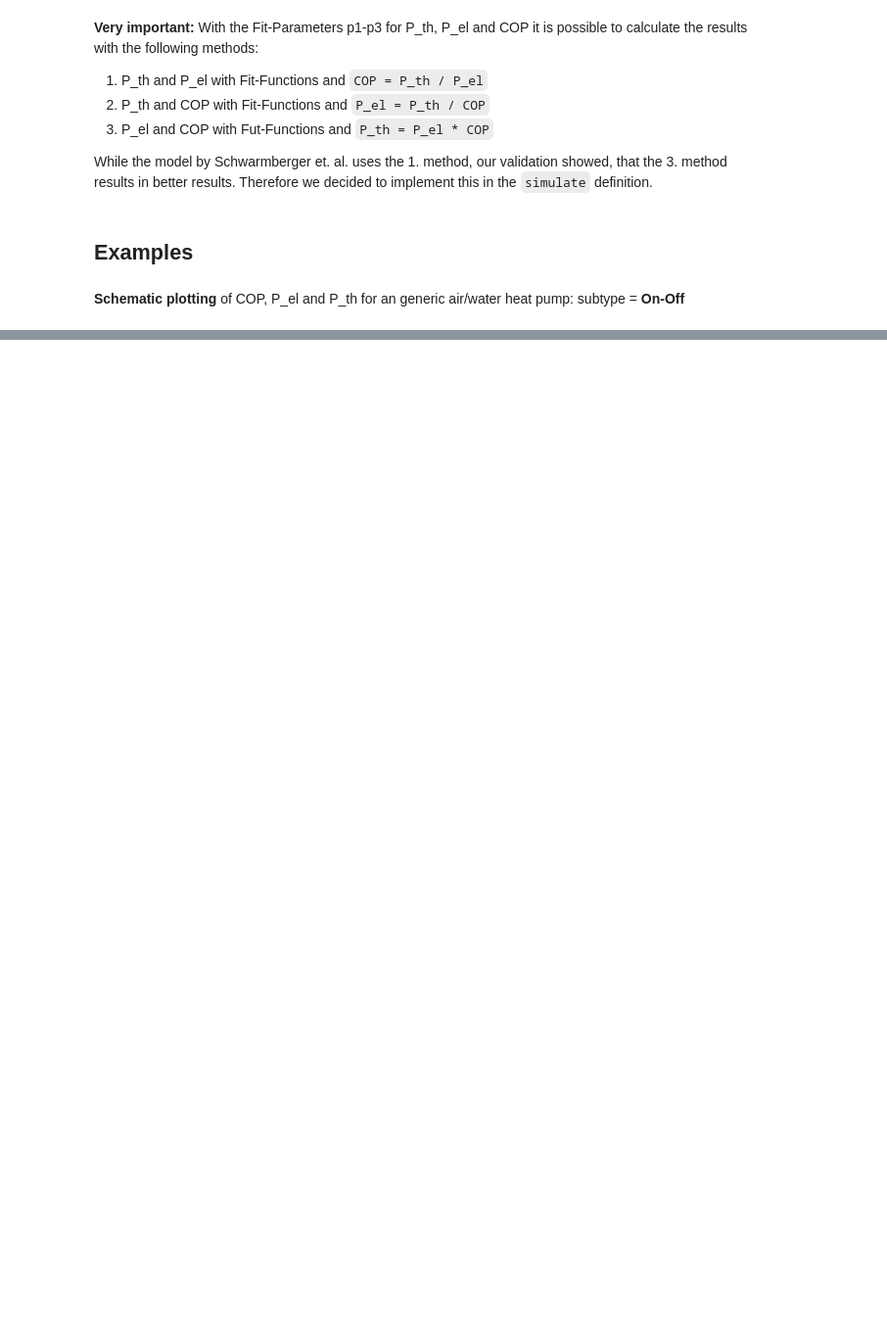
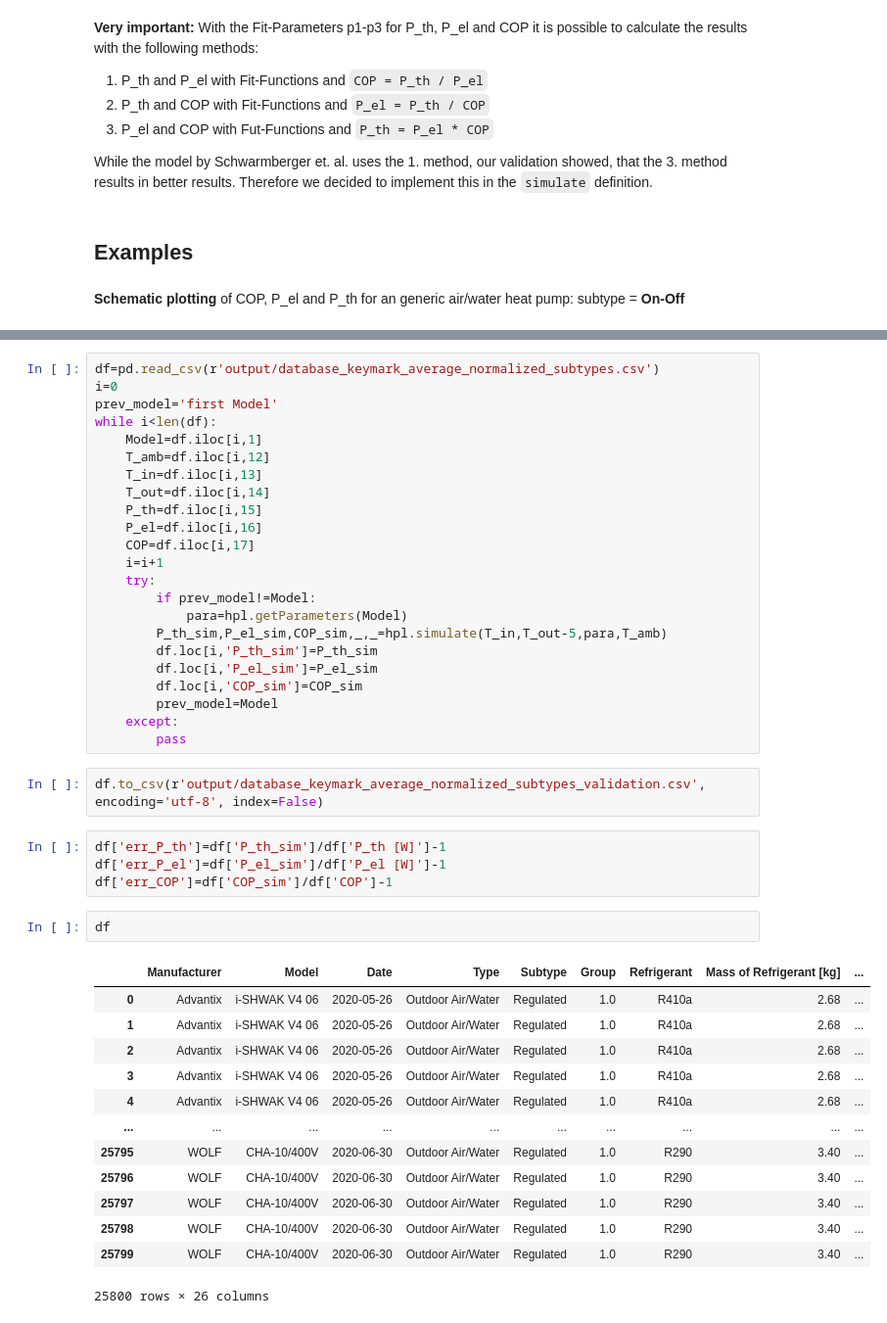
Before and after one commit to FZJ-IEK3-VSA/hplib, a Jupyter notebook: Documentation.ipynb, the cells around one changed output, grey strips where cells are left out. Shown at 98% size. Cells and saved outputs as stored; diff of their text form; blank space fills up the shorter version.

Commit message:
Added Validation

```diff
--- a/Documentation.ipynb
+++ b/Documentation.ipynb
@@ -158,0 +183,45 @@ fig1.show
+# %%
+df=pd.read_csv(r'output/database_keymark_average_normalized_subtypes.csv')
+i=0
+prev_model='first Model'
+while i<len(df):
+    Model=df.iloc[i,1]
+    T_amb=df.iloc[i,12]
+    T_in=df.iloc[i,13]
+    T_out=df.iloc[i,14]
+    P_th=df.iloc[i,15]
+    P_el=df.iloc[i,16]
+    COP=df.iloc[i,17]
+    i=i+1
+    try:
+        if prev_model!=Model:
+            para=hpl.getParameters(Model)
+        P_th_sim,P_el_sim,COP_sim,_,_=hpl.simulate(T_in,T_out-5,para,T_amb)
+        df.loc[i,'P_th_sim']=P_th_sim
+        df.loc[i,'P_el_sim']=P_el_sim
+        df.loc[i,'COP_sim']=COP_sim
+        prev_model=Model
+    except:
+        pass
+# %%
+df.to_csv(r'output/database_keymark_average_normalized_subtypes_validation.csv', encoding='utf-8', index=False)
+# %%
+df['err_P_th']=df['P_th_sim']/df['P_th [W]']-1
+df['err_P_el']=df['P_el_sim']/df['P_el [W]']-1
+df['err_COP']=df['COP_sim']/df['COP']-1
+# %%
+df
+# %% [output]
+|  | Manufacturer | Model | Date | Type | Subtype | Group | Refrigerant | Mass of Refrigerant [kg] | ... |
+| 0 | Advantix | i-SHWAK V4 06 | 2020-05-26 | Outdoor Air/Water | Regulated | 1.0 | R410a | 2.68 | ... |
+| 1 | Advantix | i-SHWAK V4 06 | 2020-05-26 | Outdoor Air/Water | Regulated | 1.0 | R410a | 2.68 | ... |
+| 2 | Advantix | i-SHWAK V4 06 | 2020-05-26 | Outdoor Air/Water | Regulated | 1.0 | R410a | 2.68 | ... |
+| 3 | Advantix | i-SHWAK V4 06 | 2020-05-26 | Outdoor Air/Water | Regulated | 1.0 | R410a | 2.68 | ... |
+| 4 | Advantix | i-SHWAK V4 06 | 2020-05-26 | Outdoor Air/Water | Regulated | 1.0 | R410a | 2.68 | ... |
+| ... | ... | ... | ... | ... | ... | ... | ... | ... | ... |
+| 25795 | WOLF | CHA-10/400V | 2020-06-30 | Outdoor Air/Water | Regulated | 1.0 | R290 | 3.40 | ... |
+| 25796 | WOLF | CHA-10/400V | 2020-06-30 | Outdoor Air/Water | Regulated | 1.0 | R290 | 3.40 | ... |
+| 25797 | WOLF | CHA-10/400V | 2020-06-30 | Outdoor Air/Water | Regulated | 1.0 | R290 | 3.40 | ... |
+| 25798 | WOLF | CHA-10/400V | 2020-06-30 | Outdoor Air/Water | Regulated | 1.0 | R290 | 3.40 | ... |
+| 25799 | WOLF | CHA-10/400V | 2020-06-30 | Outdoor Air/Water | Regulated | 1.0 | R290 | 3.40 | ... |
+25800 rows × 26 columns
```
Also changed, not shown: parts of 6 cells of this notebook, 1 other file.
